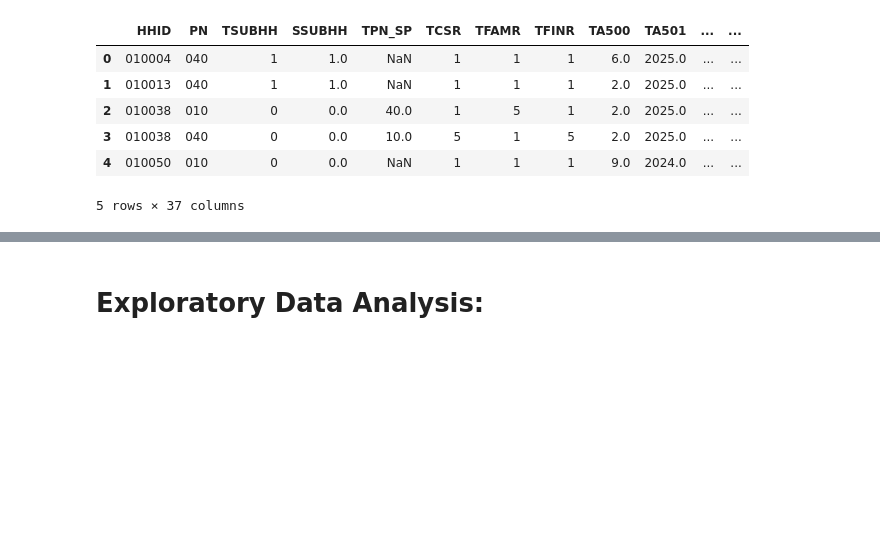
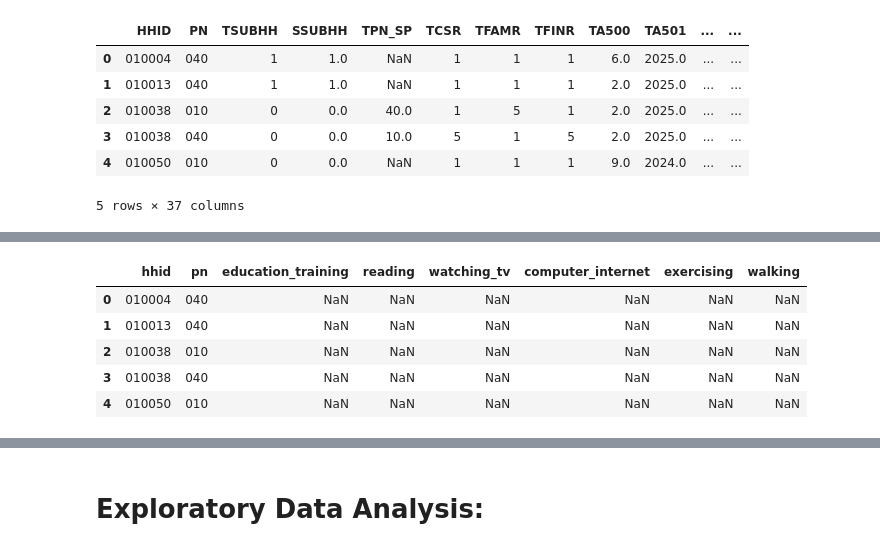
Before and after one commit to rem388/DataScienceProject, a Jupyter notebook: Phase2.ipynb, the cells around one changed output, grey strips where cells are left out. Drawn from its saved outputs; the diff is of its cells as text; code cells hidden in the pictures; blank space fills up the shorter version.

```diff
--- a/Phase2.ipynb
+++ b/Phase2.ipynb
@@ -582,61 +582,29 @@ When importing data we made both text strings because HRS specifically warns tha
 
 We will now create four smaller dataframes containing only the variables relevant to our analysis and rename the variables to make them easier to interpret.
 # %%
-leisure = duckdb.sql("""
-    SELECT
-        HHID AS hhid,
-        PN AS pn,
-        TLB001E AS education_training,
-        TLB001I AS reading,
-        TLB001J AS watching_tv,
-        TLB001N AS computer_internet,
-        TLB001S AS exercising,
-        TLB001T AS walking
-    FROM hrs_leisure_raw
-""").df()
+hrs_leisure = duckdb.sql("SELECT HHID AS hhid, PN AS pn, " \
+"TLB001E AS education_training, " \
+"TLB001I AS reading, TLB001J AS watching_tv, " \
+"TLB001N AS computer_internet, TLB001S AS exercising, " \
+"TLB001T AS walking FROM hrs_leisure_raw").df()
 
-# Cognition: memory outcomes
-cognition = duckdb.sql("""
-    SELECT
-        HHID AS hhid,
-        PN AS pn,
-        TD174 AS immediate_recall,
-        TD184 AS delayed_recall
-    FROM hrs_cognition_raw
-""").df()
+hrs_cognition = duckdb.sql("SELECT HHID AS hhid, PN AS pn, " \
+"TD174 AS immediate_recall, " \
+"TD184 AS delayed_recall FROM hrs_cognition_raw").df()
 
-# Physical Health: sleep and sedentary behavior
-health = duckdb.sql("""
-    SELECT
-        HHID AS hhid,
-        PN AS pn,
-        TC083 AS trouble_falling_asleep,
-        TC084 AS waking_at_night,
-        TC085 AS waking_too_early,
-        TC086 AS feeling_rested,
-        TC303 AS sitting_minutes,
-        TC304 AS sitting_hours
-    FROM hrs_health_raw
-""").df()
+hrs_health = duckdb.sql("SELECT HHID AS hhid, PN AS pn, " \
+"TC083 AS trouble_falling_asleep, " \
+"TC084 AS waking_at_night, " \
+"TC085 AS waking_too_early, " \
+"TC086 AS feeling_rested, " \
+"TC303 AS sitting_minutes, " \
+"TC304 AS sitting_hours FROM hrs_health_raw").df()
 
-# Demographics
-demographics = duckdb.sql("""
-    SELECT
-        HHID AS hhid,
-        PN AS pn,
-        TA019 AS age
-    FROM hrs_demographics_raw
-""").df()
+hrs_demographics = duckdb.sql("SELECT HHID AS hhid, PN AS pn, " \
+"TA019 AS age FROM hrs_demographics_raw").df()
 
-print("Leisure:")
-display(leisure.head())
-
-print("Cognition:")
-display(cognition.head())
-
-print("Physical Health:")
-display(health.head())
-
-print("Demographics:")
-display(demographics.head())
+display(hrs_leisure.head())
+display(hrs_cognition.head())
+display(hrs_health.head())
+display(hrs_demographics.head())
 # %% [output]
@@ -643,0 +611,6 @@ NameError: name 'duckdb' is not defined
+|  | hhid | pn | education_training | reading | watching_tv | computer_internet | exercising | walking |
+| 0 | 010004 | 040 | NaN | NaN | NaN | NaN | NaN | NaN |
+| 1 | 010013 | 040 | NaN | NaN | NaN | NaN | NaN | NaN |
+| 2 | 010038 | 010 | NaN | NaN | NaN | NaN | NaN | NaN |
+| 3 | 010038 | 040 | NaN | NaN | NaN | NaN | NaN | NaN |
+| 4 | 010050 | 010 | NaN | NaN | NaN | NaN | NaN | NaN |
```
Also changed, not shown: parts of 11 cells of this notebook.
